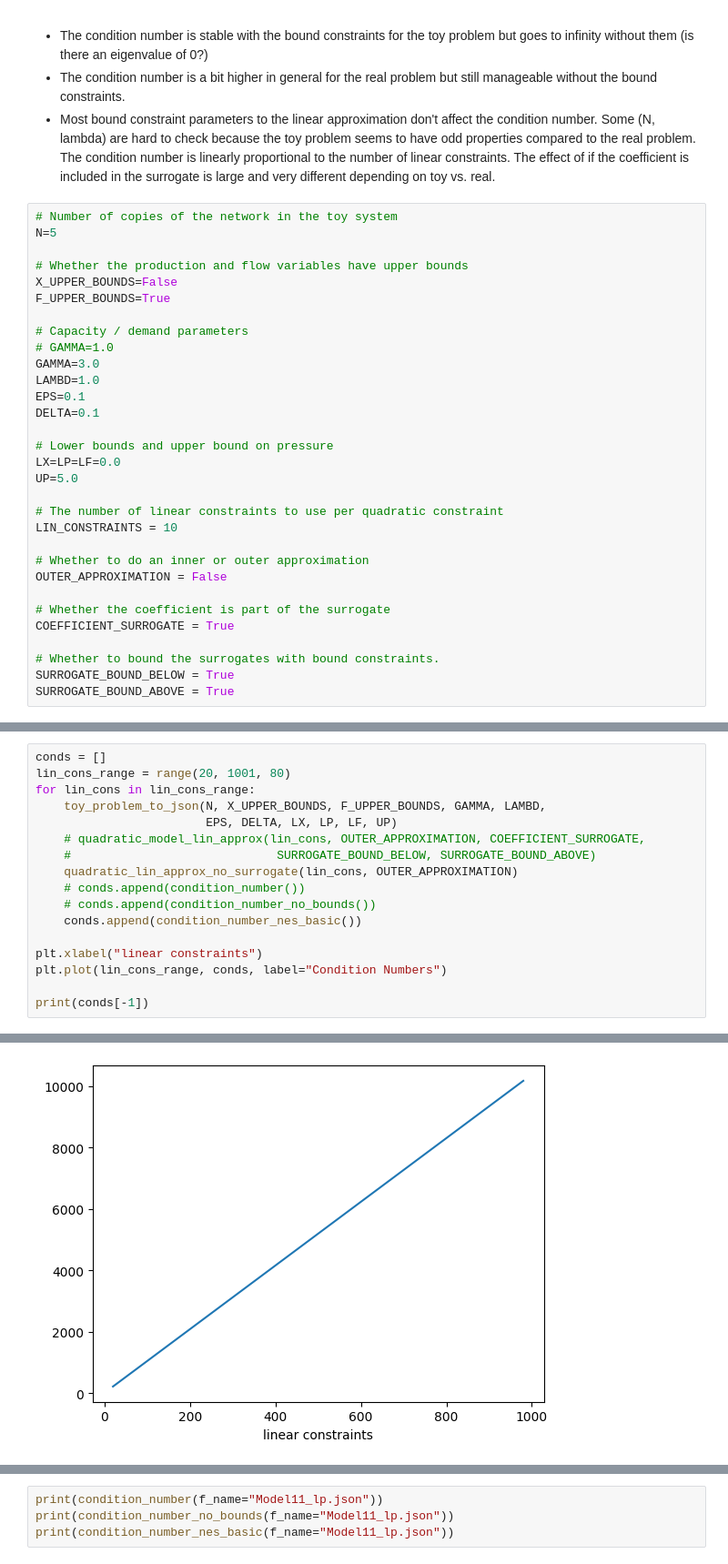
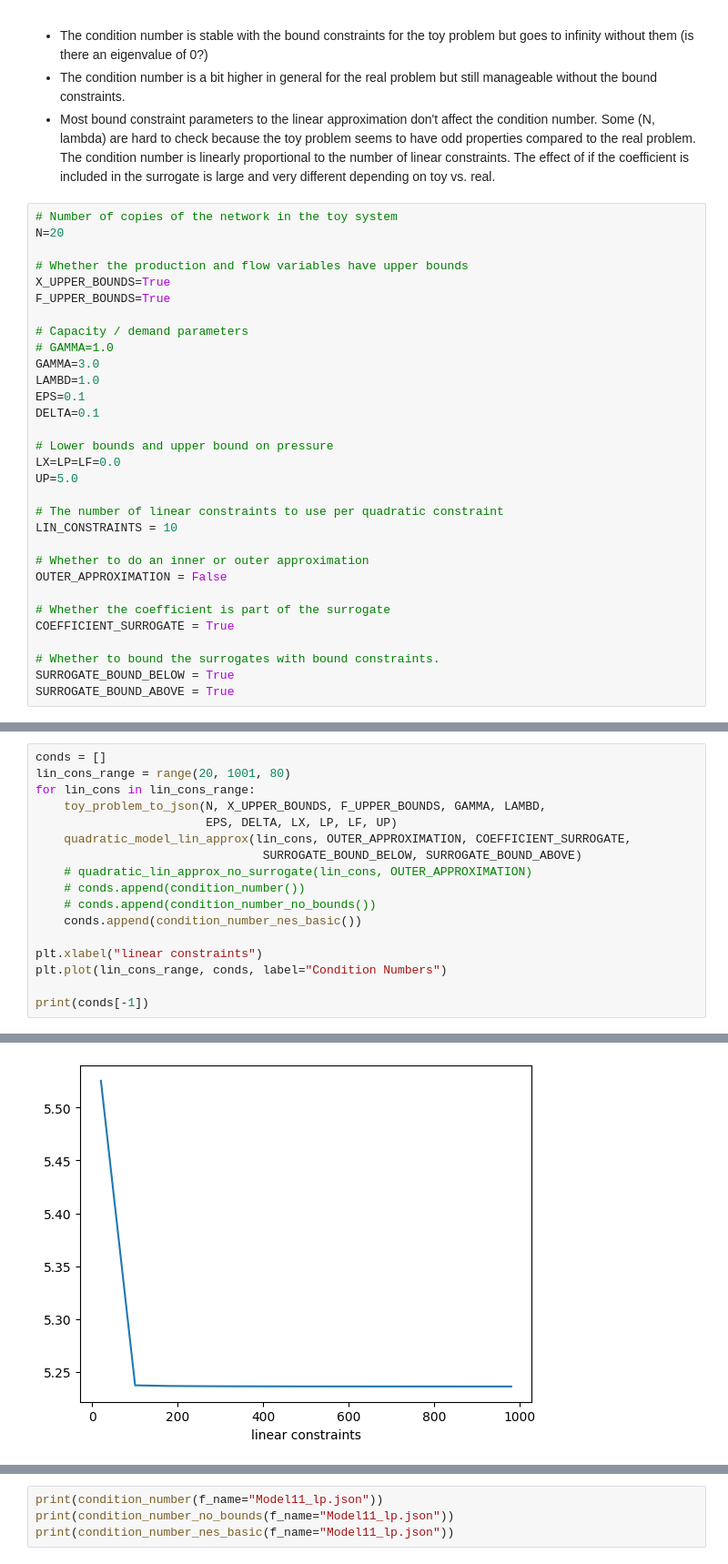
Before and after one commit to micpap25/ENG-QUANT, a Jupyter notebook: experiments/condition_number.ipynb, the cells around one changed output, grey strips where cells are left out. Shown at 91% size. Cells and saved outputs as stored; diff of their text form.

```diff
--- a/experiments/condition_number.ipynb
+++ b/experiments/condition_number.ipynb
@@ -27,10 +27,10 @@ Some conclusions:
 - Most bound constraint parameters to the linear approximation don't affect the condition number. Some (N, lambda) are hard to check because the toy problem seems to have odd properties compared to the real problem. The condition number is linearly proportional to the number of linear constraints. The effect of if the coefficient is included in the surrogate is large and very different depending on toy vs. real.
 # %%
 # Number of copies of the network in the toy system
-N=5
+N=20
 
 # Whether the production and flow variables have upper bounds
-X_UPPER_BOUNDS=False
+X_UPPER_BOUNDS=True
 F_UPPER_BOUNDS=True
 
 # Capacity / demand parameters
@@ -86,9 +86,9 @@ lin_cons_range = range(20, 1001, 80)
 for lin_cons in lin_cons_range:
     toy_problem_to_json(N, X_UPPER_BOUNDS, F_UPPER_BOUNDS, GAMMA, LAMBD,
                         EPS, DELTA, LX, LP, LF, UP)
-    # quadratic_model_lin_approx(lin_cons, OUTER_APPROXIMATION, COEFFICIENT_SURROGATE,
-    #                             SURROGATE_BOUND_BELOW, SURROGATE_BOUND_ABOVE)
-    quadratic_lin_approx_no_surrogate(lin_cons, OUTER_APPROXIMATION)
+    quadratic_model_lin_approx(lin_cons, OUTER_APPROXIMATION, COEFFICIENT_SURROGATE,
+                                SURROGATE_BOUND_BELOW, SURROGATE_BOUND_ABOVE)
+    # quadratic_lin_approx_no_surrogate(lin_cons, OUTER_APPROXIMATION)
     # conds.append(condition_number())
     # conds.append(condition_number_no_bounds())
     conds.append(condition_number_nes_basic())
@@ -102,4 +102,4 @@ print(conds[-1])
-[figure, old version]
+[figure, new version]
 # %%
 for x_bounds in true_false:
     toy_problem_to_json(N, x_bounds, F_UPPER_BOUNDS, GAMMA, LAMBD,
```
Also changed, not shown: parts of 13 cells of this notebook, 3 other files.
